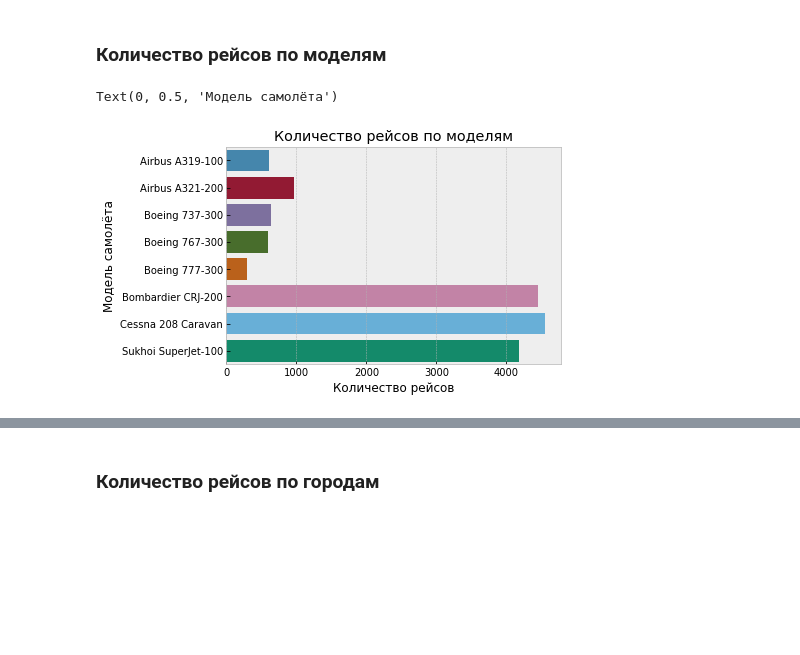
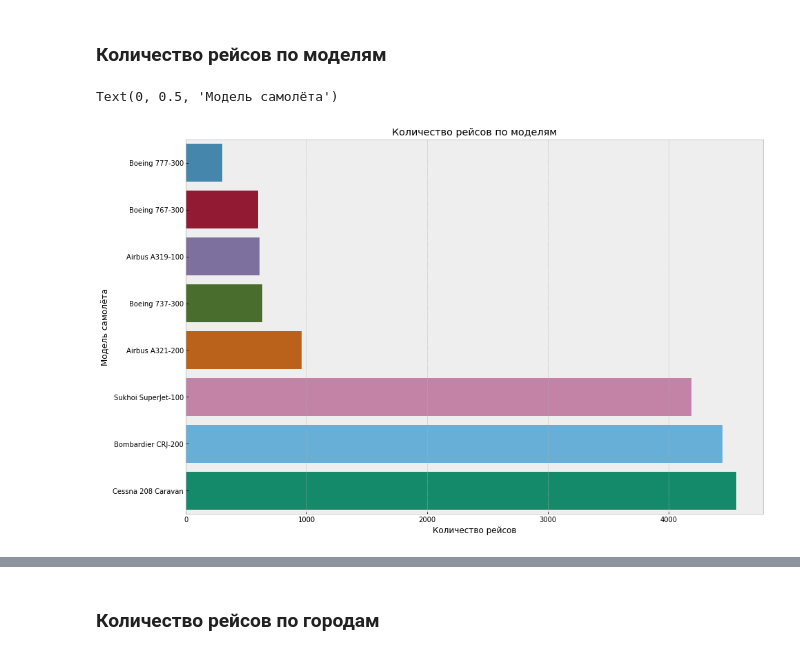
Before and after one commit to AntonDovgan/data-analysis-projects, a Jupyter notebook: Analytics_in_airlines/Analytics in the Airline.ipynb, the cells around one changed output, grey strips where cells are left out. Saved outputs shown, nothing was run; the diff lists cells and outputs as text; code cells hidden in the pictures; blank space fills up the shorter version.

```diff
--- a/Analytics_in_airlines/Analytics in the Airline.ipynb
+++ b/Analytics_in_airlines/Analytics in the Airline.ipynb
@@ -109,10 +121,10 @@ top10
 ### Количество рейсов по моделям
 # %%
 plt.style.use('bmh')
-sns.barplot(x="flights_amount", y="model", data=df1)
+sns.barplot(x="flights_amount", y="model", data=df1.sort_values(by='flights_amount', ascending = True))
 plt.title('Количество рейсов по моделям')
 plt.xlabel("Количество рейсов")
 plt.ylabel("Модель самолёта")
 # %% [output]
 Text(0, 0.5, 'Модель самолёта')
-[figure, old version]
+[figure, new version]
```
Also changed, not shown: parts of 7 cells of this notebook.
